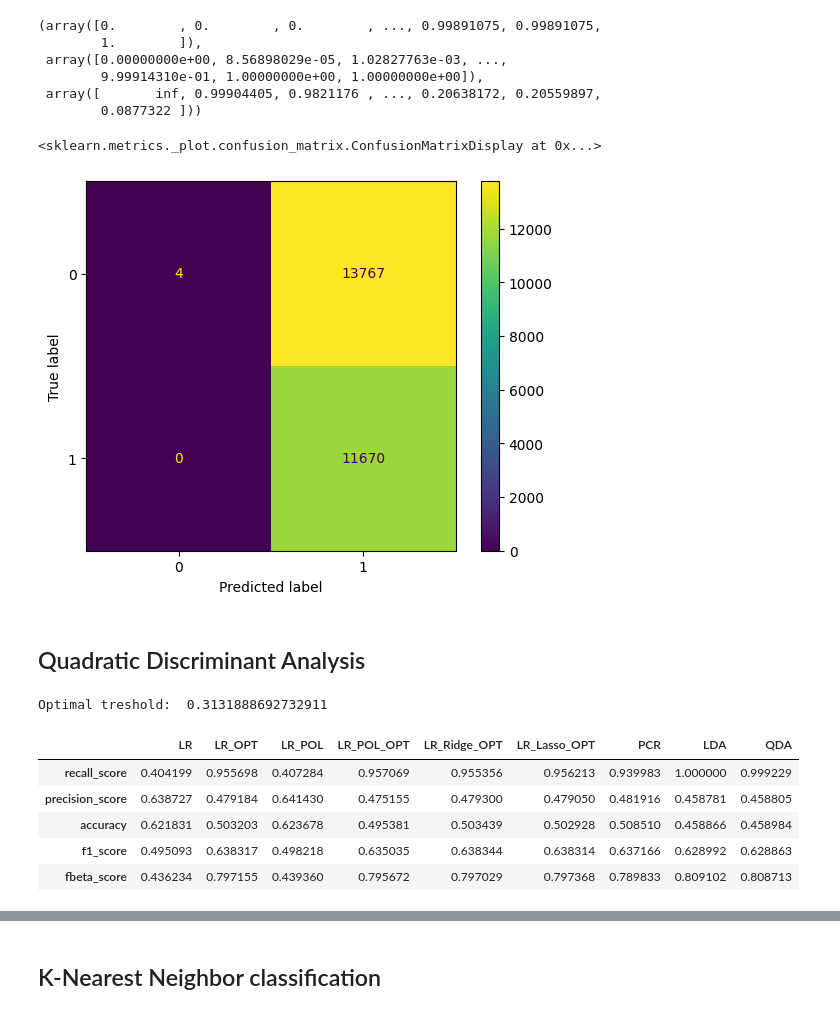
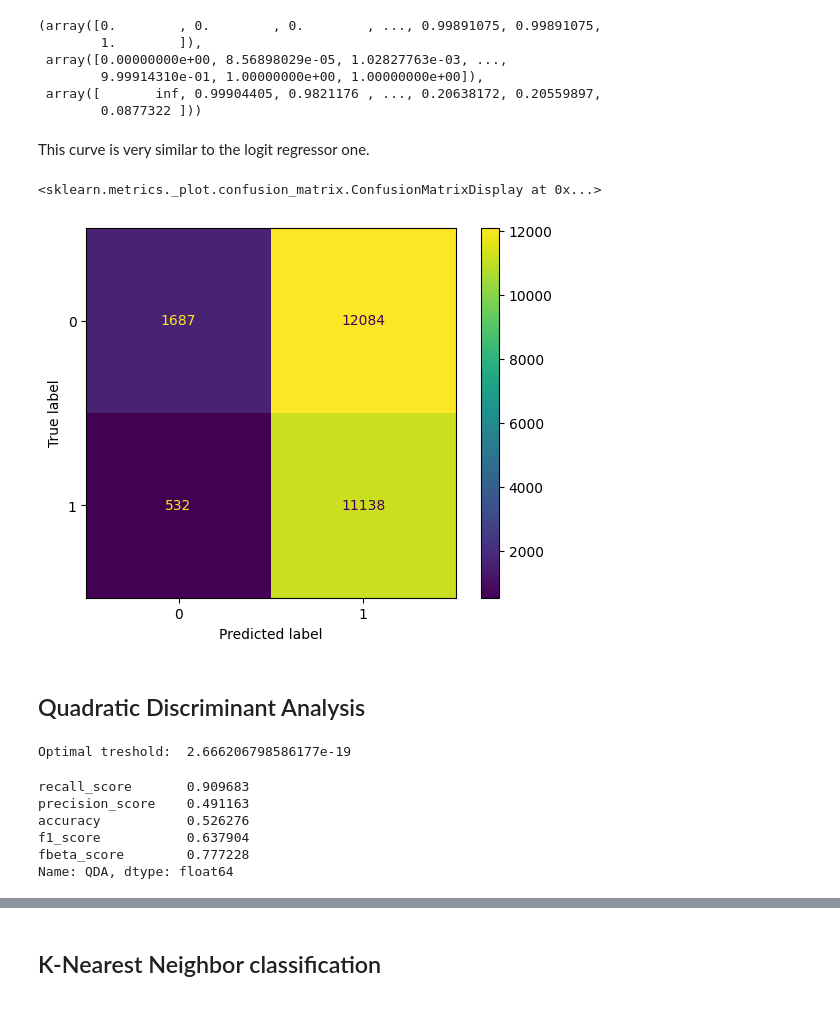
Before and after one commit to weiss25r/Data-analysis-of-diabetic-patients-readmissions-in-hospitals, a Jupyter notebook: main.ipynb, the cells around one changed output, grey strips where cells are left out. Drawn from its saved outputs; the diff is of its cells as text; code cells hidden in the pictures.

```diff
--- a/main.ipynb
+++ b/main.ipynb
@@ -866,3 +868,16 @@ Treshold that maximizes:  0.25077023101879864
+# %%
+def computePredictions(model, test_set, y_test):
+    y_score = model.predict_proba(test_set)
+
+    fpr, tpr, tresholds = roc_curve(y_true= y_test, y_score = y_score[:, 1])
+
+    scores = (2/3)*tpr + (1/3)*(1-fpr)
+
+    opt_tresh = tresholds[np.argmax(scores)]
+
+    y_pred = np.uint8(y_score[:, 1] > opt_tresh)
+
+    return opt_tresh, y_pred
 # %% [markdown]
 ### Polynomial Expansion
 # %%
@@ -953,7 +945,6 @@ gs.best_params_
 We find out that the best regularization term is 0.9, that is $\frac{1}{0.9}=1,11$. Let's compute our scores:
 # %%
 ridge_regr.C = 0.9
-ridge_regr.fit(train_set, y_train)
 # %% [output]
 LogisticRegression(C=0.9, max_iter=10000, solver='sag')
 # %%
@@ -1093,13 +1058,0 @@ KeyError: 'readmitted'
-# %%
-def computePredictions(model, test_set):
-    y_score = model.predict_proba(test_set)
-
-    fpr, tpr, tresholds = roc_curve(y_true= y_test_pca, y_score = model.predict_proba(test_set)[:, 1])
-
-    scores = (2/3)*tpr + (1/3)*(1-fpr)
-
-    opt_tresh = tresholds[np.argmax(scores)]
-
-    y_pred = np.uint8(y_score[:, 1] > opt_tresh)
-
-    return opt_tresh, y_pred
@@ -1177,7 +1143,7 @@ lda = lda.fit(train_set, y_train)
 # %% [markdown]
 Let's compute the best treshold
 # %%
-tresh, y_pred= computePredictions(lda, test_set)
+tresh, y_pred_lda = computePredictions(lda, test_set, y_test)
 
 print("Optimal treshold: ", opt_tresh)
 # %% [output]
@@ -1209,32 +1175,34 @@ AUC:  0.6562758773591063
         9.99914310e-01, 1.00000000e+00, 1.00000000e+00]),
  array([       inf, 0.99904405, 0.9821176 , ..., 0.20638172, 0.20559897,
         0.0877322 ]))
+# %% [markdown]
+This curve is very similar to the logit regressor one.
 # %%
-ConfusionMatrixDisplay(confusion_matrix(y_test, y_pred)).plot()
+ConfusionMatrixDisplay(confusion_matrix(y_test, y_pred_lda)).plot()
 # %% [output]
 <sklearn.metrics._plot.confusion_matrix.ConfusionMatrixDisplay at 0x...>
-[figure, old version]
+[figure, new version]
 # %% [markdown]
 ## Quadratic Discriminant Analysis
 # %%
 from sklearn.discriminant_analysis import QuadraticDiscriminantAnalysis as QDA
 # %%
-qda = QDA()
+qda = QDA(reg_param=0.3)
 qua = qda.fit(train_set, y_train)
 
-tresh, y_pred= computePredictions(qda, test_set)
+tresh, y_pred= computePredictions(qda, test_set, y_test)
 print("Optimal treshold: ", opt_tresh)
 # %% [output]
-Optimal treshold:  0.3131888692732911
+Optimal treshold:  2.666206798586177e-19
 # %%
 scores_df['QDA'] = [recall_score(y_true=y_test, y_pred=y_pred), precision_score(y_true=y_test, y_pred=y_pred),
                     accuracy_score(y_true=y_test, y_pred=y_pred), f1_score(y_true=y_test, y_pred=y_pred), fbeta_score(y_true=y_test, y_pred=y_pred, beta=2)]
 # %%
-scores_df
+scores_df['QDA']
 # %% [output]
-|  | LR | LR_OPT | LR_POL | LR_POL_OPT | LR_Ridge_OPT | LR_Lasso_OPT | PCR | LDA | QDA |
-| recall_score | 0.404199 | 0.955698 | 0.407284 | 0.957069 | 0.955356 | 0.956213 | 0.939983 | 1.000000 | 0.999229 |
-| precision_score | 0.638727 | 0.479184 | 0.641430 | 0.475155 | 0.479300 | 0.479050 | 0.481916 | 0.458781 | 0.458805 |
-| accuracy | 0.621831 | 0.503203 | 0.623678 | 0.495381 | 0.503439 | 0.502928 | 0.508510 | 0.458866 | 0.458984 |
-| f1_score | 0.495093 | 0.638317 | 0.498218 | 0.635035 | 0.638344 | 0.638314 | 0.637166 | 0.628992 | 0.628863 |
-| fbeta_score | 0.436234 | 0.797155 | 0.439360 | 0.795672 | 0.797029 | 0.797368 | 0.789833 | 0.809102 | 0.808713 |
+recall_score       0.909683
+precision_score    0.491163
+accuracy           0.526276
+f1_score           0.637904
+fbeta_score        0.777228
+Name: QDA, dtype: float64
```
Also changed, not shown: parts of 71 cells of this notebook.
